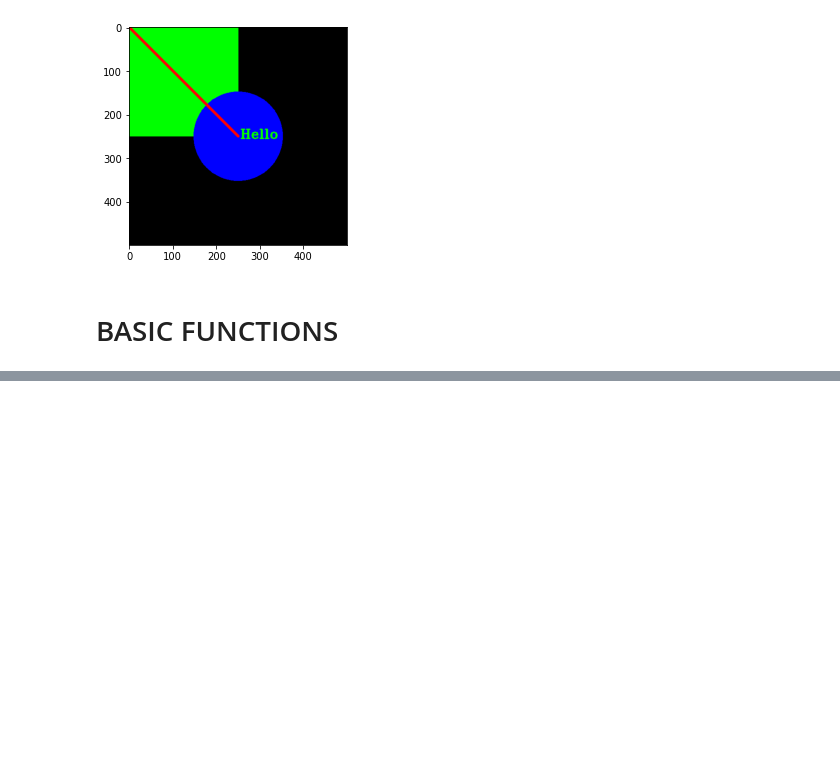
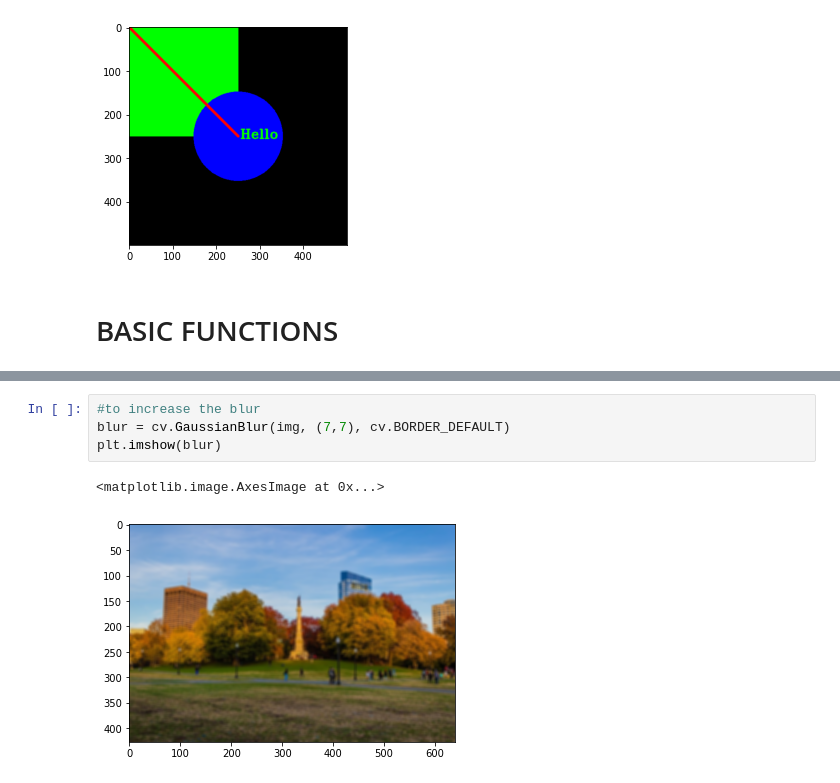
Before and after one commit to davidemariani/opencv-course, a Jupyter notebook: notes_section_1.ipynb, the cells around one changed output, grey strips where cells are left out. Saved outputs shown, nothing was run; the diff lists cells and outputs as text; blank space fills up the shorter version.

```diff
--- a/notes_section_1.ipynb
+++ b/notes_section_1.ipynb
@@ -259,0 +303,7 @@ plt.imshow(blank)
+# %%
+#to increase the blur
+blur = cv.GaussianBlur(img, (7,7), cv.BORDER_DEFAULT)
+plt.imshow(blur)
+# %% [output]
+<matplotlib.image.AxesImage at 0x...>
+[figure, added]
```
Also changed, not shown: parts of 24 cells of this notebook.
